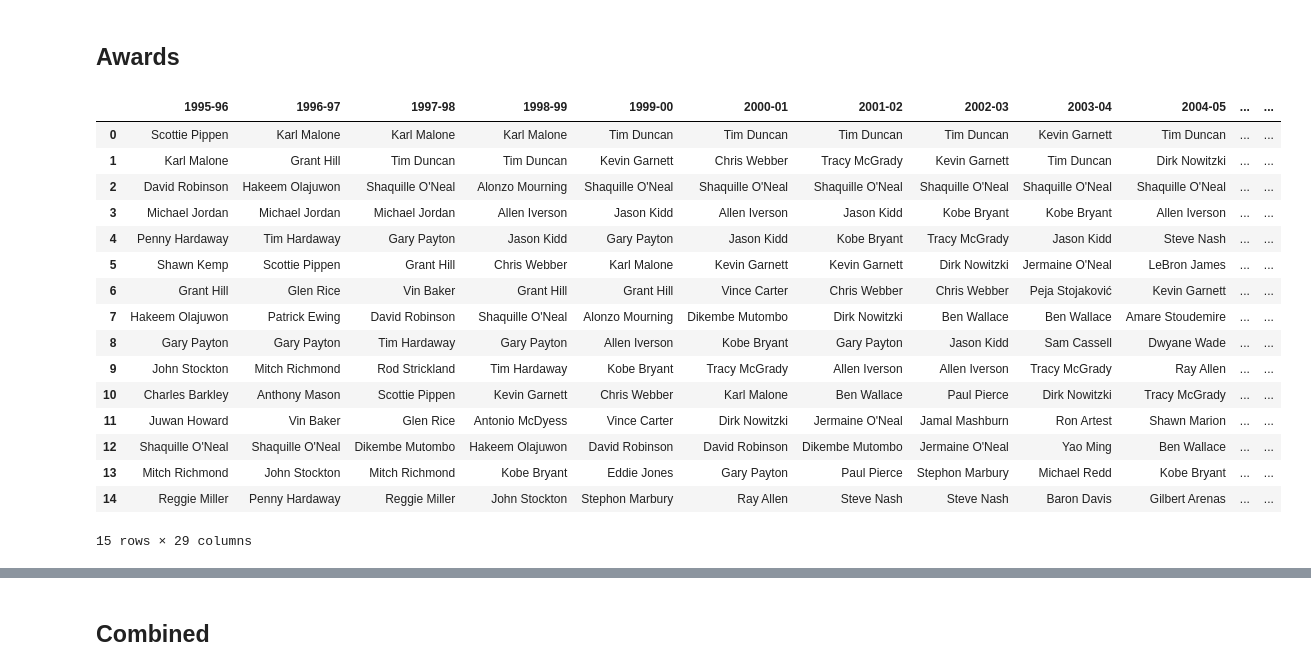
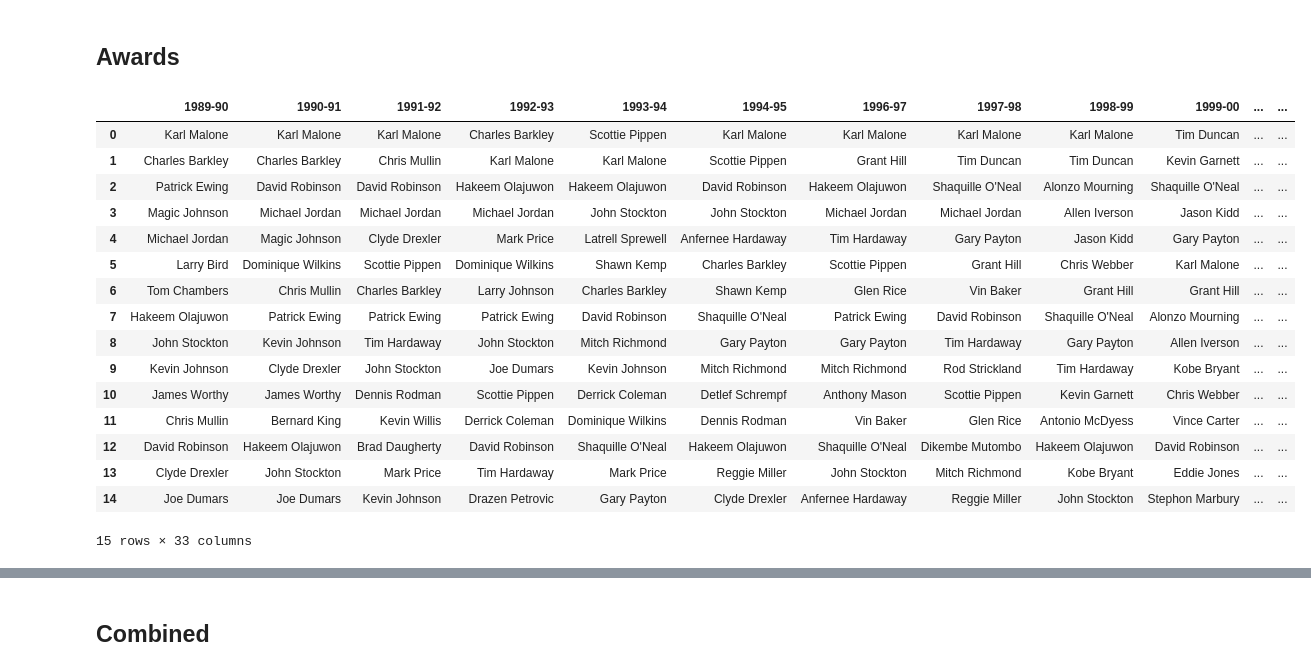
Before and after one commit to KozAAAAA/nba_predictions, a Jupyter notebook: nba_predictions.ipynb, the cells around one changed output, grey strips where cells are left out. Cells and saved outputs as stored; diff of their text form; code cells hidden in the pictures.

```diff
--- a/nba_predictions.ipynb
+++ b/nba_predictions.ipynb
@@ -33,11 +34,15 @@ COLUMNS = [
     "AST_TOV",
     "STL_TOV",
 ]
-SEASONS_FROM = 1995
+SEASONS_FROM = 1989
 SEASONS_TO = 2023
-SEASONS = [f"{season}-{(season+1)%100:02d}" for season in range(SEASONS_FROM, SEASONS_TO+1)]
+DROP = [1995, 2001]  # More winners than usual in rookies
 
-N_BEST_PLAYERS = 100
+SEASONS = [
+    f"{season}-{(season+1)%100:02d}"
+    for season in range(SEASONS_FROM, SEASONS_TO + 1)
+    if season not in DROP
+]
 # %%
 print(f"Seasons: {SEASONS}")
 # %% [output]
@@ -97,45 +103,65 @@ stats_all_rookie_df
 # %% [markdown]
 ## Awards
+# %%
+HARDCODED_REPLACE = {
+    "Amare Stoudemire": "Amar'e Stoudemire",
+    "Akeem Olajuwon": "Hakeem Olajuwon",
+    "Nene Hilario": "Nene",
+    "Ron Artest": "Metta World Peace",
+    "Penny Hardaway": "Anfernee Hardaway",
+    "Chris Jackson": "Mahmoud Abdul-Rauf",
+    "Steve Smith": "Steven Smith",
+    "Clarence Weatherspoon": "Clar. Weatherspoon",
+    "Dino Rada": "Dino Radja",
+}
 # %%
 def postprocess_award(award):
 
     award = award.droplevel(0, axis=1)
     award = award.drop(columns=["Teams", "Positions"], errors="ignore")
     award = award.set_index("Season")
-    award.index = award.index.map(lambda x: x.replace(u"\u2013", "-"))
+    award.index = award.index.map(lambda x: x.replace("\u2013", "-"))
 
     postprocessed_award = pd.DataFrame()
     for index in SEASONS:
         season = award.loc[index]
         season = pd.concat(values for _, values in season.items())
         season = season.reset_index(drop=True)
-        season = season.str.replace(r"[\*\^\[\(\†].*", "", regex=True)
+        season = season.str.replace(r"[\*\^\[\(\†\§].*", "", regex=True)
+        season = season.str.replace(r"\. ", ".", n=1, regex=True)
+        season = season.apply(unidecode.unidecode)
+
+        for k, v in HARDCODED_REPLACE.items():
+            season = season.str.replace(k, v)
+
+        season = season.str.rstrip()
         postprocessed_award = postprocessed_award.assign(**{index: season})
 
     return postprocessed_award
 # %%
 awards_all_nba_df = pd.read_html("https://en.wikipedia.org/wiki/All-NBA_Team")[7:9]
 awards_all_nba_df = pd.concat(awards_all_nba_df)
 awards_all_nba_df = postprocess_award(awards_all_nba_df)
+awards_all_nba_df.to_csv("awards_all_nba.csv")
 awards_all_nba_df
 # %% [output]
-|  | 1995-96 | 1996-97 | 1997-98 | 1998-99 | 1999-00 | 2000-01 | 2001-02 | 2002-03 | 2003-04 | 2004-05 | ... | ... |
-| 0 | Scottie Pippen | Karl Malone | Karl Malone | Karl Malone | Tim Duncan | Tim Duncan | Tim Duncan | Tim Duncan | Kevin Garnett | Tim Duncan | ... | ... |
-| 1 | Karl Malone | Grant Hill | Tim Duncan | Tim Duncan | Kevin Garnett | Chris Webber | Tracy McGrady | Kevin Garnett | Tim Duncan | Dirk Nowitzki | ... | ... |
-| 2 | David Robinson | Hakeem Olajuwon | Shaquille O'Neal | Alonzo Mourning | Shaquille O'Neal | Shaquille O'Neal | Shaquille O'Neal | Shaquille O'Neal | Shaquille O'Neal | Shaquille O'Neal | ... | ... |
-| 3 | Michael Jordan | Michael Jordan | Michael Jordan | Allen Iverson | Jason Kidd | Allen Iverson | Jason Kidd | Kobe Bryant | Kobe Bryant | Allen Iverson | ... | ... |
-| 4 | Penny Hardaway | Tim Hardaway | Gary Payton | Jason Kidd | Gary Payton | Jason Kidd | Kobe Bryant | Tracy McGrady | Jason Kidd | Steve Nash | ... | ... |
-| 5 | Shawn Kemp | Scottie Pippen | Grant Hill | Chris Webber | Karl Malone | Kevin Garnett | Kevin Garnett | Dirk Nowitzki | Jermaine O'Neal | LeBron James | ... | ... |
-| 6 | Grant Hill | Glen Rice | Vin Baker | Grant Hill | Grant Hill | Vince Carter | Chris Webber | Chris Webber | Peja Stojaković | Kevin Garnett | ... | ... |
-| 7 | Hakeem Olajuwon | Patrick Ewing | David Robinson | Shaquille O'Neal | Alonzo Mourning | Dikembe Mutombo | Dirk Nowitzki | Ben Wallace | Ben Wallace | Amare Stoudemire | ... | ... |
-| 8 | Gary Payton | Gary Payton | Tim Hardaway | Gary Payton | Allen Iverson | Kobe Bryant | Gary Payton | Jason Kidd | Sam Cassell | Dwyane Wade | ... | ... |
-| 9 | John Stockton | Mitch Richmond | Rod Strickland | Tim Hardaway | Kobe Bryant | Tracy McGrady | Allen Iverson | Allen Iverson | Tracy McGrady | Ray Allen | ... | ... |
-| 10 | Charles Barkley | Anthony Mason | Scottie Pippen | Kevin Garnett | Chris Webber | Karl Malone | Ben Wallace | Paul Pierce | Dirk Nowitzki | Tracy McGrady | ... | ... |
-| 11 | Juwan Howard | Vin Baker | Glen Rice | Antonio McDyess | Vince Carter | Dirk Nowitzki | Jermaine O'Neal | Jamal Mashburn | Ron Artest | Shawn Marion | ... | ... |
-| 12 | Shaquille O'Neal | Shaquille O'Neal | Dikembe Mutombo | Hakeem Olajuwon | David Robinson | David Robinson | Dikembe Mutombo | Jermaine O'Neal | Yao Ming | Ben Wallace | ... | ... |
-| 13 | Mitch Richmond | John Stockton | Mitch Richmond | Kobe Bryant | Eddie Jones | Gary Payton | Paul Pierce | Stephon Marbury | Michael Redd | Kobe Bryant | ... | ... |
-| 14 | Reggie Miller | Penny Hardaway | Reggie Miller | John Stockton | Stephon Marbury | Ray Allen | Steve Nash | Steve Nash | Baron Davis | Gilbert Arenas | ... | ... |
+|  | 1989-90 | 1990-91 | 1991-92 | 1992-93 | 1993-94 | 1994-95 | 1996-97 | 1997-98 | 1998-99 | 1999-00 | ... | ... |
+| 0 | Karl Malone | Karl Malone | Karl Malone | Charles Barkley | Scottie Pippen | Karl Malone | Karl Malone | Karl Malone | Karl Malone | Tim Duncan | ... | ... |
+| 1 | Charles Barkley | Charles Barkley | Chris Mullin | Karl Malone | Karl Malone | Scottie Pippen | Grant Hill | Tim Duncan | Tim Duncan | Kevin Garnett | ... | ... |
+| 2 | Patrick Ewing | David Robinson | David Robinson | Hakeem Olajuwon | Hakeem Olajuwon | David Robinson | Hakeem Olajuwon | Shaquille O'Neal | Alonzo Mourning | Shaquille O'Neal | ... | ... |
+| 3 | Magic Johnson | Michael Jordan | Michael Jordan | Michael Jordan | John Stockton | John Stockton | Michael Jordan | Michael Jordan | Allen Iverson | Jason Kidd | ... | ... |
+| 4 | Michael Jordan | Magic Johnson | Clyde Drexler | Mark Price | Latrell Sprewell | Anfernee Hardaway | Tim Hardaway | Gary Payton | Jason Kidd | Gary Payton | ... | ... |
+| 5 | Larry Bird | Dominique Wilkins | Scottie Pippen | Dominique Wilkins | Shawn Kemp | Charles Barkley | Scottie Pippen | Grant Hill | Chris Webber | Karl Malone | ... | ... |
+| 6 | Tom Chambers | Chris Mullin | Charles Barkley | Larry Johnson | Charles Barkley | Shawn Kemp | Glen Rice | Vin Baker | Grant Hill | Grant Hill | ... | ... |
+| 7 | Hakeem Olajuwon | Patrick Ewing | Patrick Ewing | Patrick Ewing | David Robinson | Shaquille O'Neal | Patrick Ewing | David Robinson | Shaquille O'Neal | Alonzo Mourning | ... | ... |
+| 8 | John Stockton | Kevin Johnson | Tim Hardaway | John Stockton | Mitch Richmond | Gary Payton | Gary Payton | Tim Hardaway | Gary Payton | Allen Iverson | ... | ... |
+| 9 | Kevin Johnson | Clyde Drexler | John Stockton | Joe Dumars | Kevin Johnson | Mitch Richmond | Mitch Richmond | Rod Strickland | Tim Hardaway | Kobe Bryant | ... | ... |
+| 10 | James Worthy | James Worthy | Dennis Rodman | Scottie Pippen | Derrick Coleman | Detlef Schrempf | Anthony Mason | Scottie Pippen | Kevin Garnett | Chris Webber | ... | ... |
+| 11 | Chris Mullin | Bernard King | Kevin Willis | Derrick Coleman | Dominique Wilkins | Dennis Rodman | Vin Baker | Glen Rice | Antonio McDyess | Vince Carter | ... | ... |
+| 12 | David Robinson | Hakeem Olajuwon | Brad Daugherty | David Robinson | Shaquille O'Neal | Hakeem Olajuwon | Shaquille O'Neal | Dikembe Mutombo | Hakeem Olajuwon | David Robinson | ... | ... |
+| 13 | Clyde Drexler | John Stockton | Mark Price | Tim Hardaway | Mark Price | Reggie Miller | John Stockton | Mitch Richmond | Kobe Bryant | Eddie Jones | ... | ... |
+| 14 | Joe Dumars | Joe Dumars | Kevin Johnson | Drazen Petrovic | Gary Payton | Clyde Drexler | Anfernee Hardaway | Reggie Miller | John Stockton | Stephon Marbury | ... | ... |
-15 rows × 29 columns
+15 rows × 33 columns
 # %%
 awards_all_rookie_df = pd.read_html(
     "https://en.wikipedia.org/wiki/NBA_All-Rookie_Team"
```
Also changed, not shown: parts of 13 cells of this notebook, 7 other files.
